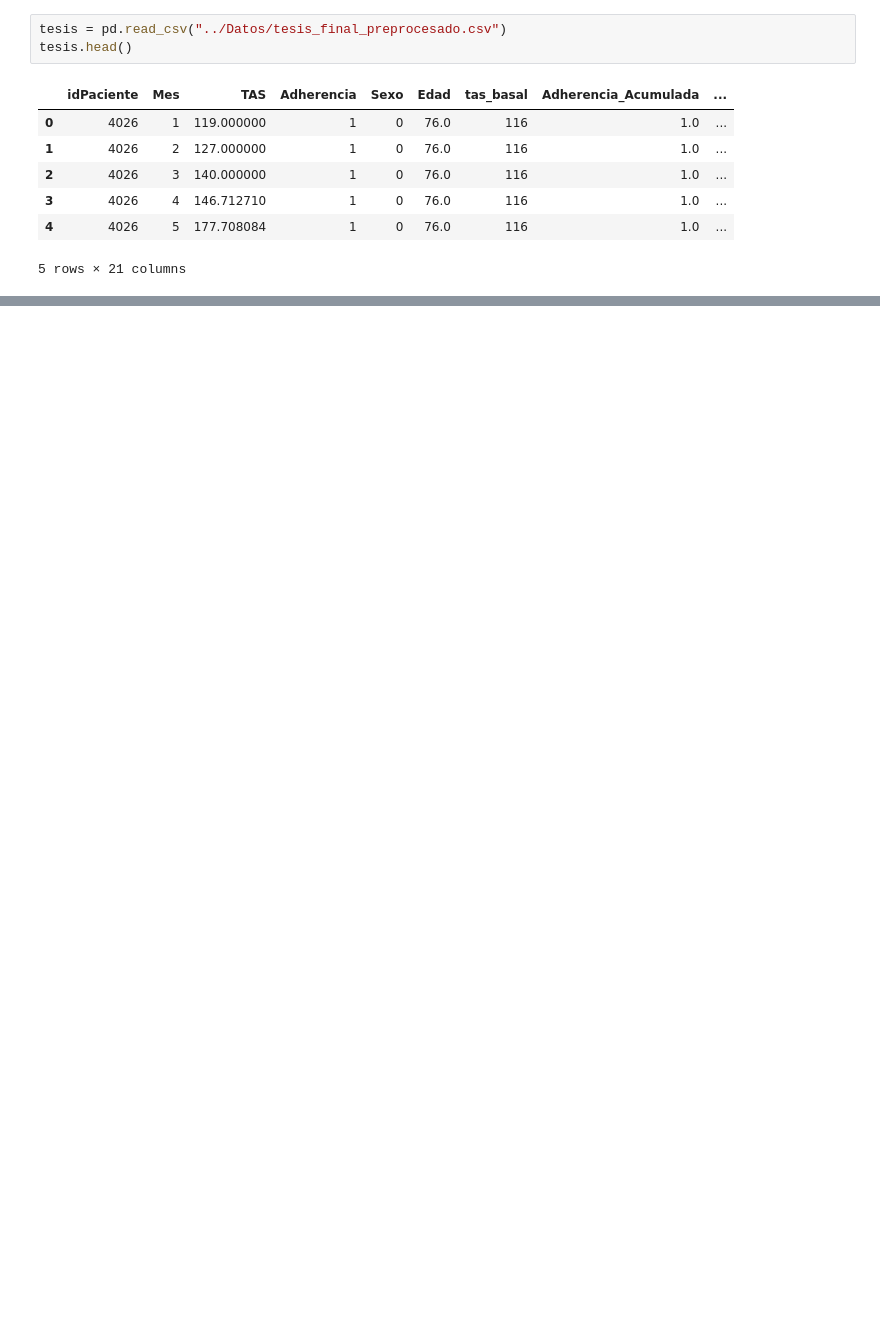
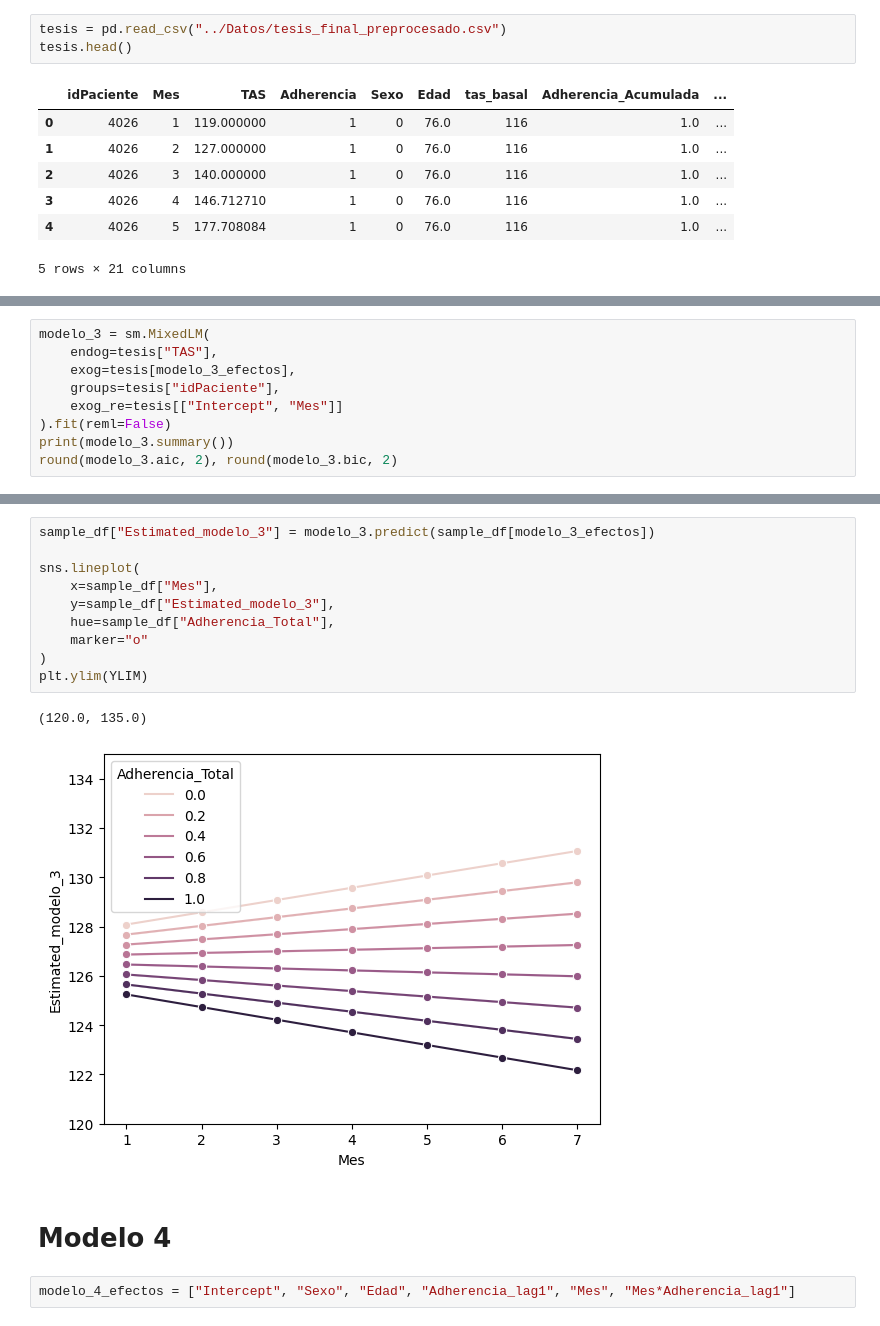
Before and after one commit to ecometto94/Tesis, a Jupyter notebook: Sintaxis/Análisis Inferencial.ipynb, the cells around one changed output, grey strips where cells are left out. Drawn from its saved outputs; the diff is of its cells as text; blank space fills up the shorter version.

```diff
--- a/Sintaxis/Análisis Inferencial.ipynb
+++ b/Sintaxis/Análisis Inferencial.ipynb
@@ -21,0 +148,9 @@ tesis.head()
+# %%
+modelo_3 = sm.MixedLM(
+    endog=tesis["TAS"],
+    exog=tesis[modelo_3_efectos],
+    groups=tesis["idPaciente"],
+    exog_re=tesis[["Intercept", "Mes"]]
+).fit(reml=False)
+print(modelo_3.summary())
+round(modelo_3.aic, 2), round(modelo_3.bic, 2)
@@ -21,0 +176,17 @@ tesis.head()
+# %%
+sample_df["Estimated_modelo_3"] = modelo_3.predict(sample_df[modelo_3_efectos])
+
+sns.lineplot(
+    x=sample_df["Mes"],
+    y=sample_df["Estimated_modelo_3"],
+    hue=sample_df["Adherencia_Total"],
+    marker="o"
+)
+plt.ylim(YLIM)
+# %% [output]
+(120.0, 135.0)
+[figure, added]
+# %% [markdown]
+# Modelo 4
+# %%
+modelo_4_efectos = ["Intercept", "Sexo", "Edad", "Adherencia_lag1", "Mes", "Mes*Adherencia_lag1"]
```
Also changed, not shown: parts of 30 cells of this notebook.
